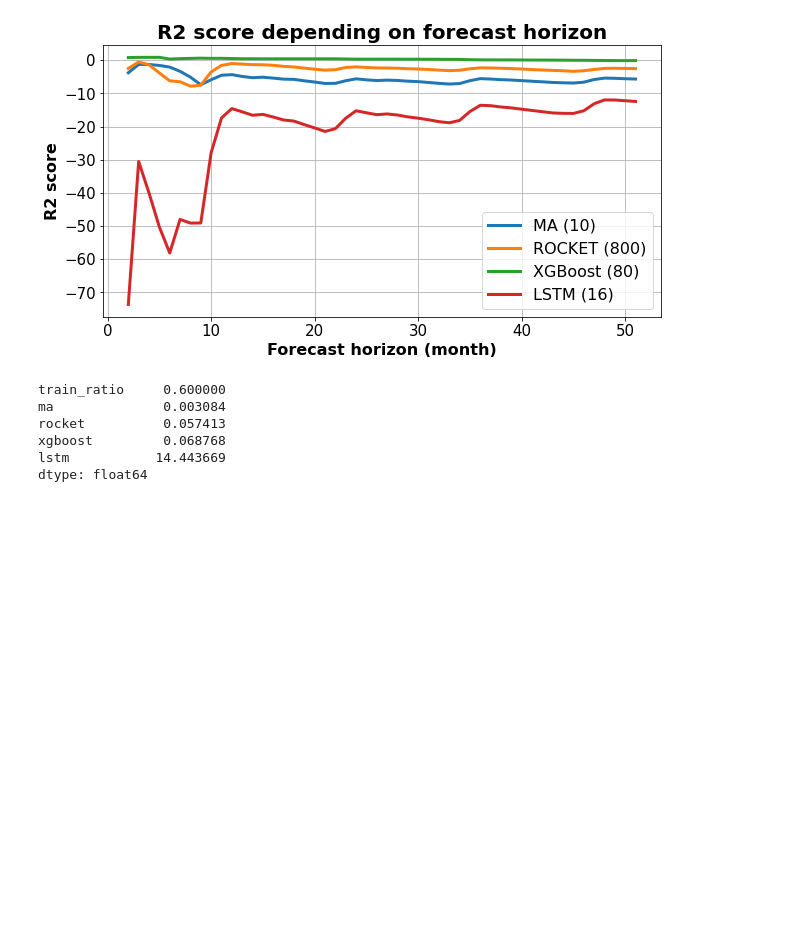
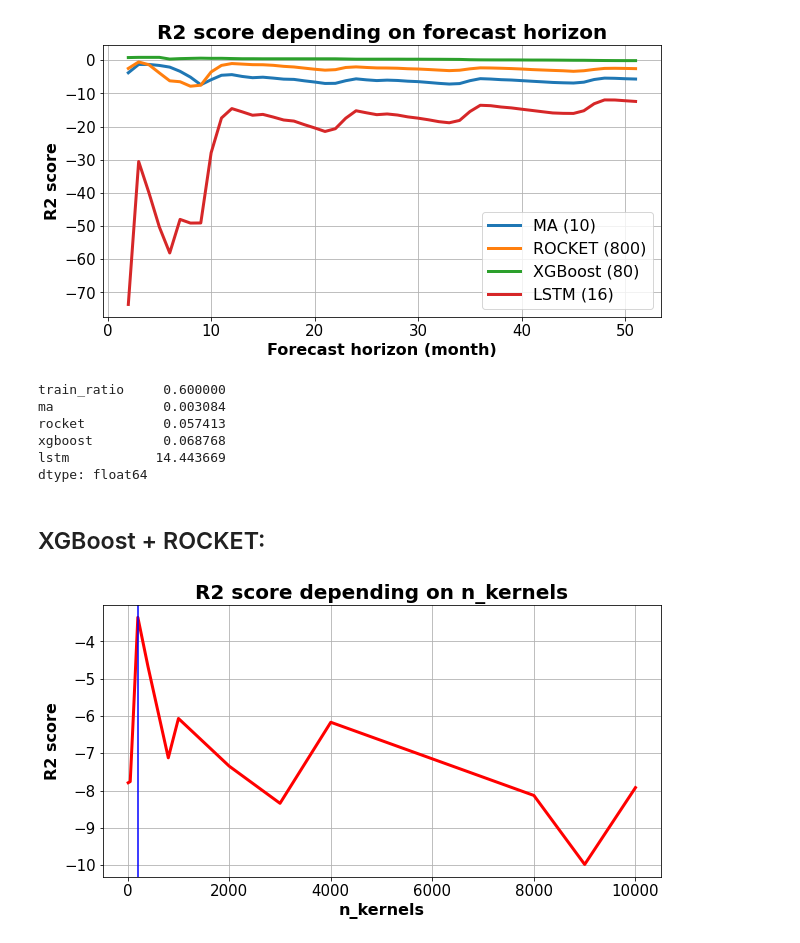
Before and after one commit to AlbMLpy/ROCKET_MSD_2022, a Jupyter notebook: experiment.ipynb, the cells around one changed output. Cells and saved outputs as stored; diff of their text form; code cells hidden in the pictures; blank space fills up the shorter version.

Commit message:
added rocket+xgboost

```diff
--- a/experiment.ipynb
+++ b/experiment.ipynb
@@ -678,3 +678,50 @@ rocket          0.057413
 xgboost         0.068768
 lstm           14.443669
 dtype: float64
+# %% [markdown]
+## XGBoost + ROCKET:
+# %%
+rocket_params = {
+    'num_kernels': None,
+    'normalise': True,
+    'n_jobs': -1,
+    'random_state': RANDOM_STATE,
+}
+
+xgboost_params = {
+    'n_estimators': 80,
+    'n_jobs': -1,
+    'random_state': RANDOM_STATE,
+}
+
+# Parameters for search:
+n_kernels_options = [10, 50, 100, 200, 400, 800, 1000, 2000, 3000, 4000, 8000, 9000, 10000]
+r2_list = []
+for n_kernels in n_kernels_options:
+    rocket_params['num_kernels'] = n_kernels
+    rocket_pipeline = make_pipeline(
+        Rocket(**rocket_params), XGBRegressor(**xgboost_params)
+    )
+    rocket_pipeline.fit(train_x_rocket, train_y_rocket)
+    r2_list.append(
+        r2_score(
+            y_true=valid_y_rocket,
+            y_pred=rocket_pipeline.predict(valid_x_rocket)
+        )
+    )
+
+ROCKET_OPTIMAL_N_KERNELS = n_kernels_options[np.argmax(r2_list)]
+
+plt.figure(figsize=(10, 5), facecolor='white')
+plt.plot(n_kernels_options, r2_list, 'r-', linewidth=3.0)
+plt.xlabel('n_kernels', fontsize=16, fontweight="bold")
+plt.ylabel('R2 score', fontsize=16, fontweight="bold")
+plt.title('R2 score depending on n_kernels', fontsize=20, fontweight="bold")
+plt.axvline(x=ROCKET_OPTIMAL_N_KERNELS, color='b')
+plt.tick_params(labelsize=15)
+plt.grid();
+
+if SAVE_PLOT:
+    plt.savefig(PLOT_DIR + f'hs_rocket_xgboost_tr{TRAIN_RATIO}.pdf', dpi=400)
+# %% [output]
+[figure, added]
```
Also changed, not shown: parts of 4 cells of this notebook, 2 other files.
